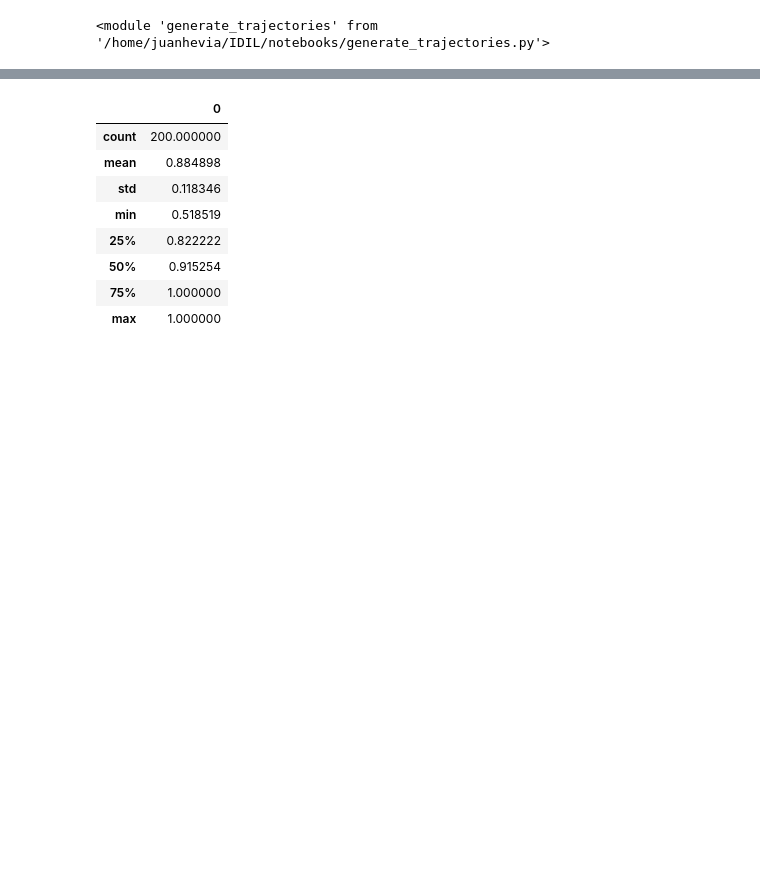
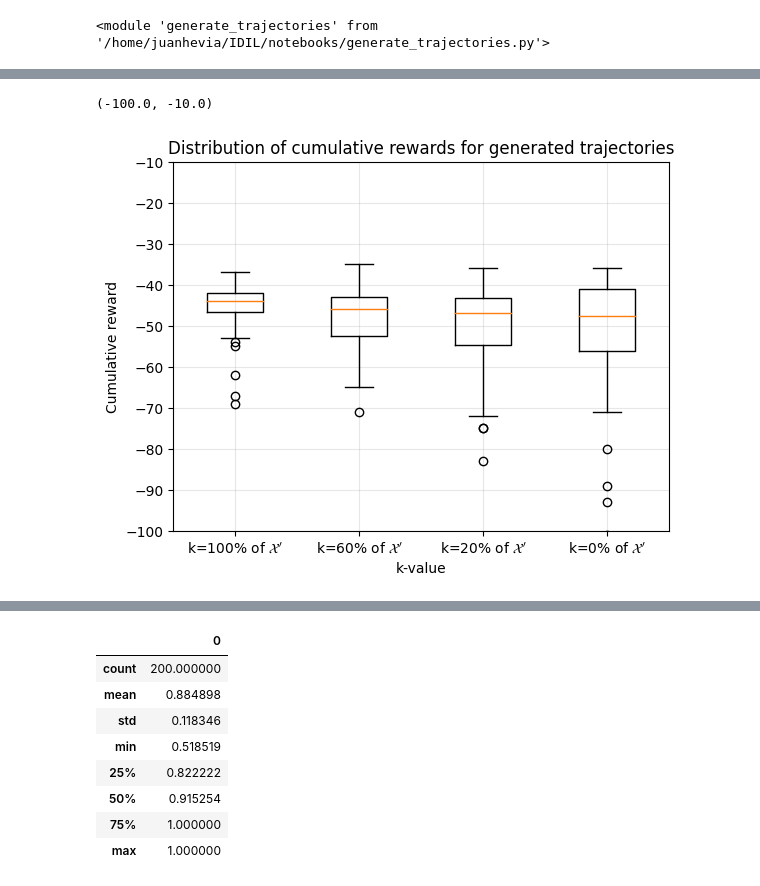
Before and after one commit to unhelkarlab/IDIL, a Jupyter notebook: notebooks/12_comparison_extra_synth_trajs.ipynb, the cells around one changed output, grey strips where cells are left out. Drawn from its saved outputs; the diff is of its cells as text; code cells hidden in the pictures; blank space fills up the shorter version.

Commit message:
compare with randomized various Ks

```diff
--- a/notebooks/12_comparison_extra_synth_trajs.ipynb
+++ b/notebooks/12_comparison_extra_synth_trajs.ipynb
@@ -337,3 +344,26 @@ RUNS = [
+# %%
+RUNS = [
+"es-100-01J5584R669FFFZBS76AVJHFS1-extra_synth_traj-bm_randomize-nofep-0812",
+"es-100-01J5559Y612R9XHVBEVJ92GFX9-extra_synth_traj-bm_randomize-nofep-0812",
+"es-100-01J552H4JQDCRYETWCA70555QP-extra_synth_traj-bm_randomize-nofep-0812",
+"es-100-01J54ZQ6SM288VM279K5C5JBN5-extra_synth_traj-bm_randomize-nofep-0812",
+"es-100-01J54WXQA094K6YDQ9KJAAMXWE-extra_synth_traj-bm_randomize-nofep-0812",
+"es-60-01J54T6DDF5289YV3XS3GR3RAD-extra_synth_traj-bm_randomize-nofep-0812",
+"es-60-01J54QDAYRCM604ER7AQECQV53-extra_synth_traj-bm_randomize-nofep-0812",
+"es-60-01J54MMN216J310F07ECFYGPDR-extra_synth_traj-bm_randomize-nofep-0812",
+"es-60-01J54HVDHBJNADWHXHX43F58VM-extra_synth_traj-bm_randomize-nofep-0812",
+"es-60-01J54EVK6DAJ1BPDR7PW1R7PAC-extra_synth_traj-bm_randomize-nofep-0812",
+"es-20-01J54BYPDP2DX6109VQP5761ZQ-extra_synth_traj-bm_randomize-nofep-0812",
+"es-20-01J54939PHED0DVK5H6FPDG5H1-extra_synth_traj-bm_randomize-nofep-0812",
+"es-20-01J5465RDA1FBB7WVMHV7GSTAD-extra_synth_traj-bm_randomize-nofep-0812",
+"es-20-01J543AGH1NY54ZK96SDSYME0B-extra_synth_traj-bm_randomize-nofep-0812",
+"es-20-01J540F0T02QTH7BY8E1B1P16D-extra_synth_traj-bm_randomize-nofep-0812",
+"es-0-01J53XK5T3VNHVDFTEQ624898Y-extra_synth_traj-bm_randomize-nofep-0812",
+"es-0-01J53TSKK0RB81XFWG2BZ4CHP7-extra_synth_traj-bm_randomize-nofep-0812",
+"es-0-01J53QZVQ1KS7SSNMNAXRAZTEE-extra_synth_traj-bm_randomize-nofep-0812",
+"es-0-01J53N53F267FQQB9YDGQVMJV8-extra_synth_traj-bm_randomize-nofep-0812",
+"es-0-01J53J7CGEKC5H83HMNXTQ4C09-extra_synth_traj-bm_randomize-nofep-0812",
+]
 # %%
 from idil_algs.baselines.IQLearn.dataset.expert_dataset import ExpertDataset
 import os
@@ -381,0 +433,6 @@ plt.gca().axhline(y=np.mean(cum_rewards_control[0]) - np.std(cum_rewards_control
+# %%
+nb_utils.plot_cum_rewards(cum_rewards_control)
+plt.gca().set_ylim([-100, -10])
+# %% [output]
+(-100.0, -10.0)
+[figure, added]
```
Also changed, not shown: parts of 12 cells of this notebook.
